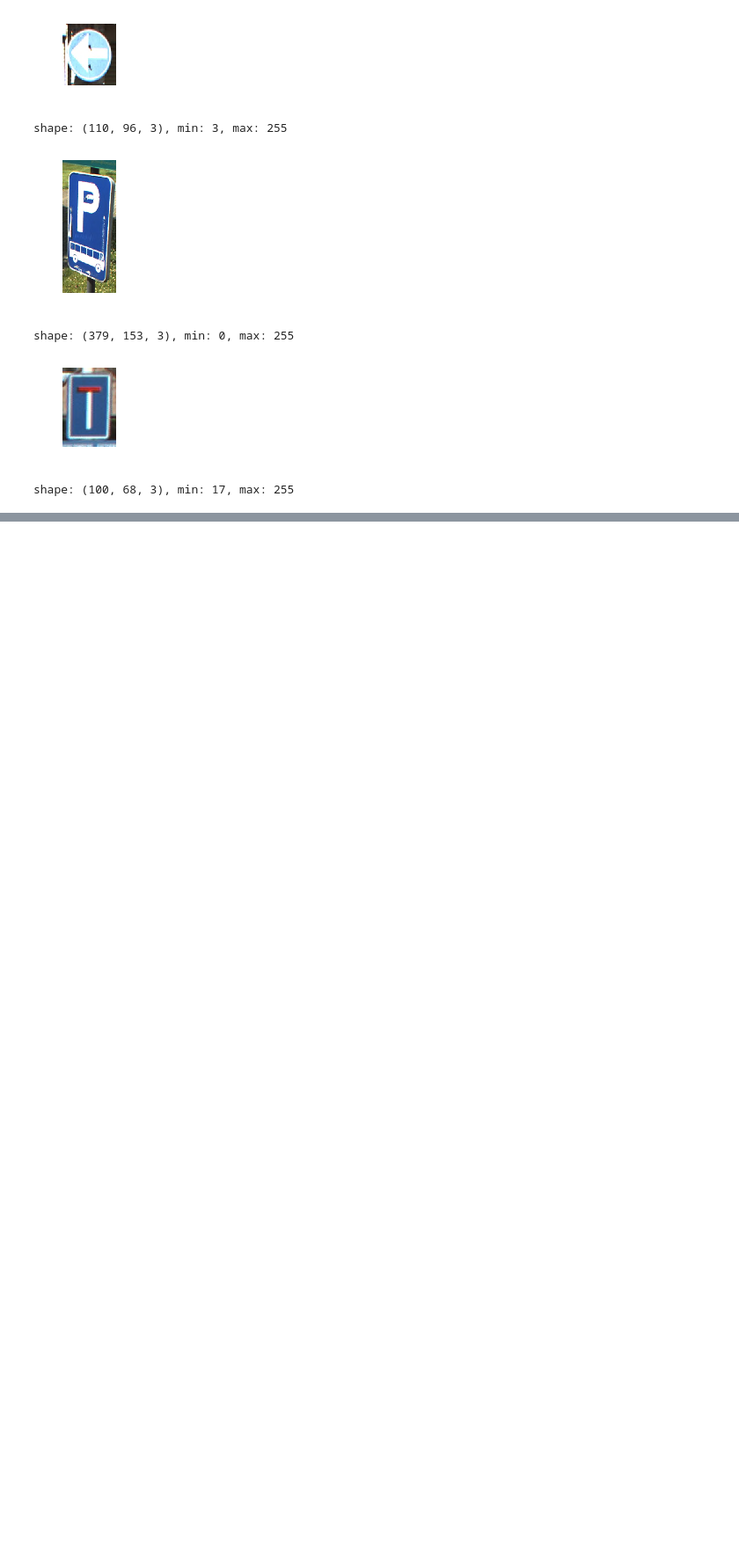
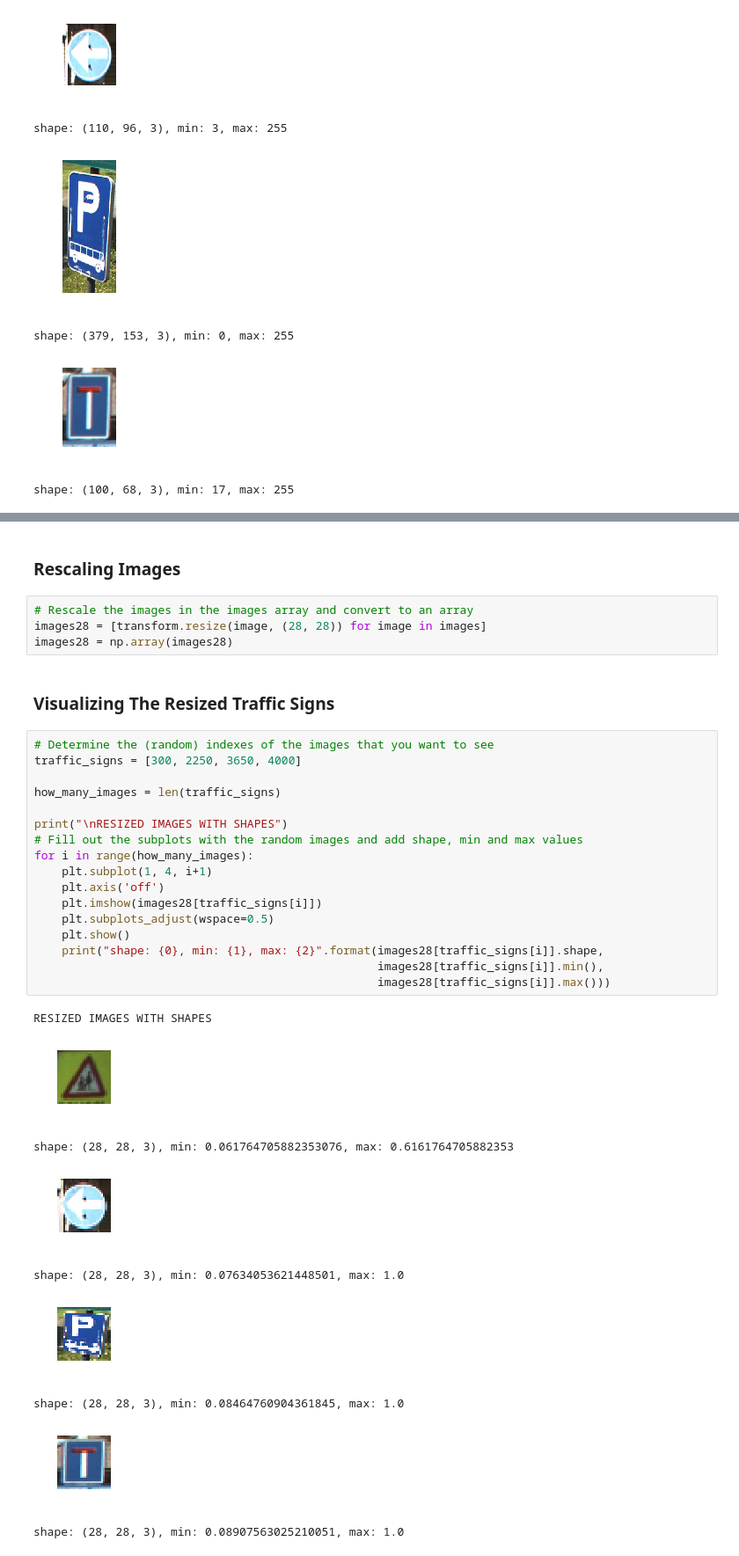
Before and after one commit to anaparravera/traffic-signs-analyzer, a Jupyter notebook: notebook-version.ipynb, the cells around one changed output, grey strips where cells are left out. Shown: that part at 88% size. Cells and saved outputs as stored; diff of their text form; blank space fills up the shorter version.

```diff
--- a/notebook-version.ipynb
+++ b/notebook-version.ipynb
@@ -229,0 +244,35 @@ plt.show()
+# %% [markdown]
+### Rescaling Images
+# %%
+# Rescale the images in the images array and convert to an array
+images28 = [transform.resize(image, (28, 28)) for image in images]
+images28 = np.array(images28)
+# %% [markdown]
+### Visualizing The Resized Traffic Signs
+# %%
+# Determine the (random) indexes of the images that you want to see
+traffic_signs = [300, 2250, 3650, 4000]
+
+how_many_images = len(traffic_signs)
+
+print("\nRESIZED IMAGES WITH SHAPES")
+# Fill out the subplots with the random images and add shape, min and max values
+for i in range(how_many_images):
+    plt.subplot(1, 4, i+1)
+    plt.axis('off')
+    plt.imshow(images28[traffic_signs[i]])
+    plt.subplots_adjust(wspace=0.5)
+    plt.show()
+    print("shape: {0}, min: {1}, max: {2}".format(images28[traffic_signs[i]].shape,
+                                                  images28[traffic_signs[i]].min(),
+                                                  images28[traffic_signs[i]].max()))
+# %% [output]
+RESIZED IMAGES WITH SHAPES
+[figure, added]
+shape: (28, 28, 3), min: 0.061764705882353076, max: 0.6161764705882353
+[figure, added]
+shape: (28, 28, 3), min: 0.07634053621448501, max: 1.0
+[figure, added]
+shape: (28, 28, 3), min: 0.08464760904361845, max: 1.0
+[figure, added]
+shape: (28, 28, 3), min: 0.08907563025210051, max: 1.0
```
Also changed, not shown: parts of 9 cells of this notebook.
